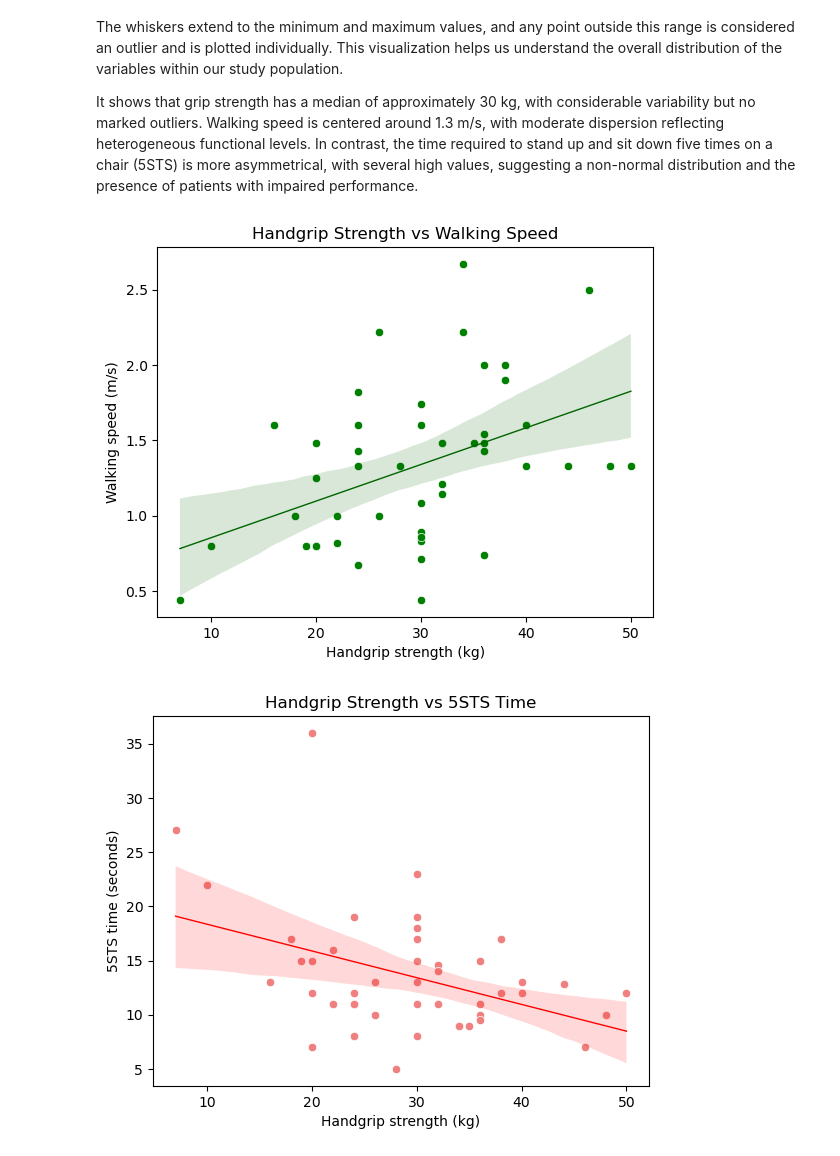
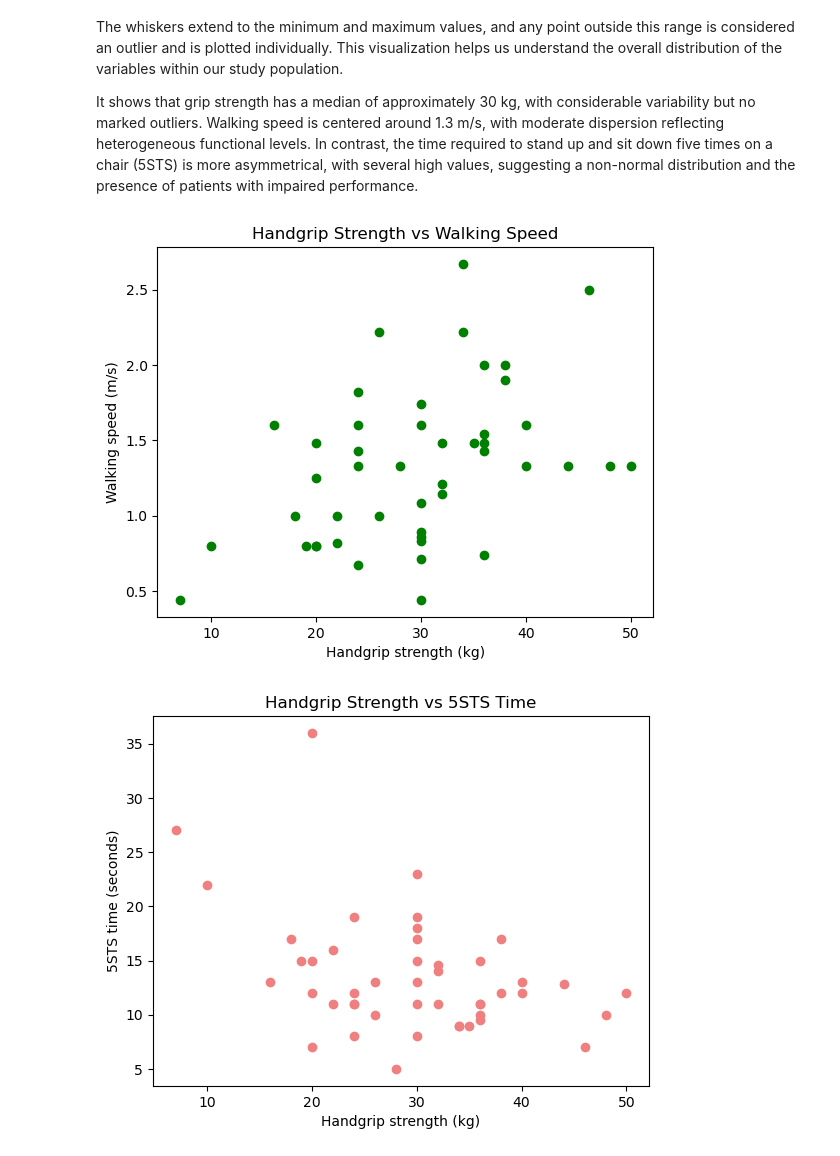
Before and after one commit to inesvincent/Project_R_Python_M2_REHAB, a Jupyter notebook: vincent.ines.ipynb, the cells around one changed output. Drawn from its saved outputs; the diff is of its cells as text; code cells hidden in the pictures.

```diff
--- a/vincent.ines.ipynb
+++ b/vincent.ines.ipynb
@@ -240,26 +240,24 @@ It shows that grip strength has a median of approximately 30 kg, with considerab
 # %%
 # Visualize the relationship between handgrip strength and walking speed, and handgrip strength and 5STS time
 # Primary analysis: handgrip vs walking speed
 plt.figure()
-sns.scatterplot(data=frapid_data_clean, x="handgrip_strength", y="walking_speed_mps", color="green")
-sns.regplot(data=frapid_data_clean, x="handgrip_strength", y="walking_speed_mps", scatter=False, color="darkgreen", line_kws={"linewidth": 1})
+plt.scatter(data=frapid_data_clean, x="handgrip_strength", y="walking_speed_mps", color="green")
 plt.title("Handgrip Strength vs Walking Speed")
 plt.xlabel("Handgrip strength (kg)")
 plt.ylabel("Walking speed (m/s)")
 plt.savefig("results/figures/handgrip_vs_walking_speed_scatterplot.png", dpi=300)
 plt.show()
 
 
 # Secondary analysis: handgrip vs 5STS
 plt.figure()
-sns.scatterplot(data=frapid_data_clean, x="handgrip_strength", y="time_5_raise_chair", color="lightcoral")
-sns.regplot(data=frapid_data_clean, x="handgrip_strength", y="time_5_raise_chair", scatter=False, color="red", line_kws={"linewidth": 1})
+plt.scatter(data=frapid_data_clean, x="handgrip_strength", y="time_5_raise_chair", color="lightcoral")
 plt.title("Handgrip Strength vs 5STS Time")
 plt.xlabel("Handgrip strength (kg)")
 plt.ylabel("5STS time (seconds)")
 plt.savefig("results/figures/handgrip_vs_5sts_scatterplot.png", dpi=300)
 plt.show()
 # %% [output]
-[figure, old version]
+[figure, new version]
-[figure, old version]
+[figure, new version]
 # %% [markdown]
```
Also changed, not shown: parts of 3 cells of this notebook, 6 other files.
